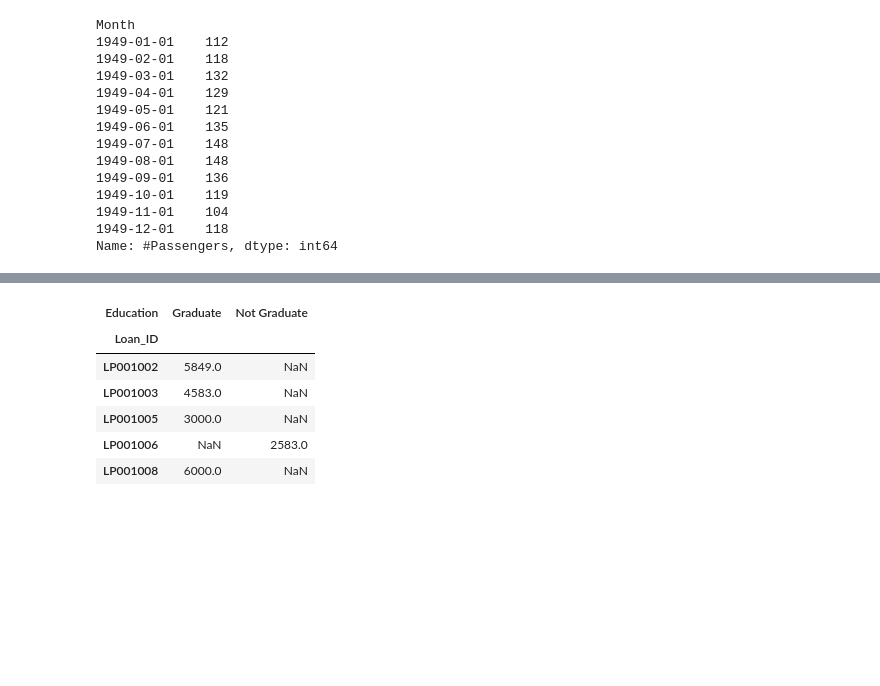
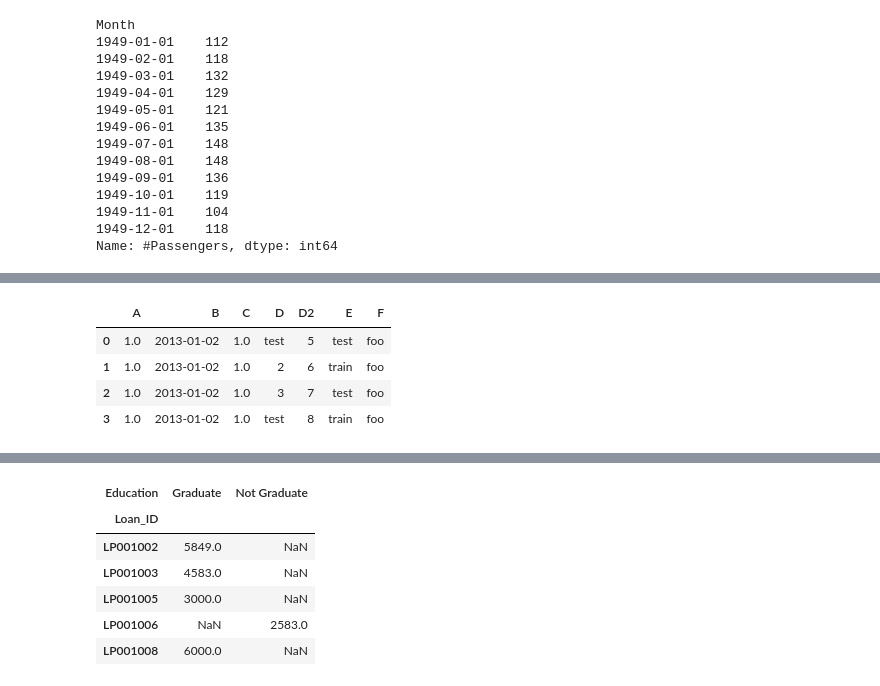
Before and after one commit to jackz3/notes, a Jupyter notebook: pandas.ipynb, the cells around one changed output, grey strips where cells are left out. Cells and saved outputs as stored; diff of their text form; code cells hidden in the pictures; blank space fills up the shorter version.

```diff
--- a/pandas.ipynb
+++ b/pandas.ipynb
@@ -74,3 +59,0 @@ A
-# %%
-#set columns
-df2.columns=['a','b','c']
@@ -184,6 +59,0 @@ pd.isna(df1)
-# %%
-df2=df.copy()
-
-df2.head()
-
-pd.isna(df)
@@ -276,0 +335,11 @@ df_txt=pd.read_csv(“E:/Test.txt”,sep=’\t’)
+# %%
+s.fillna(4)
+df2_filled = df2.fillna('test') # ?????
+#df2_filled.head(1)
+df2_filled
+# %% [output]
+|  | A | B | C | D | D2 | E | F |
+| 0 | 1.0 | 2013-01-02 | 1.0 | test | 5 | test | foo |
+| 1 | 1.0 | 2013-01-02 | 1.0 | 2 | 6 | train | foo |
+| 2 | 1.0 | 2013-01-02 | 1.0 | 3 | 7 | test | foo |
+| 3 | 1.0 | 2013-01-02 | 1.0 | test | 8 | train | foo |
```
Also changed, not shown: parts of 75 cells of this notebook, 1 other file.
